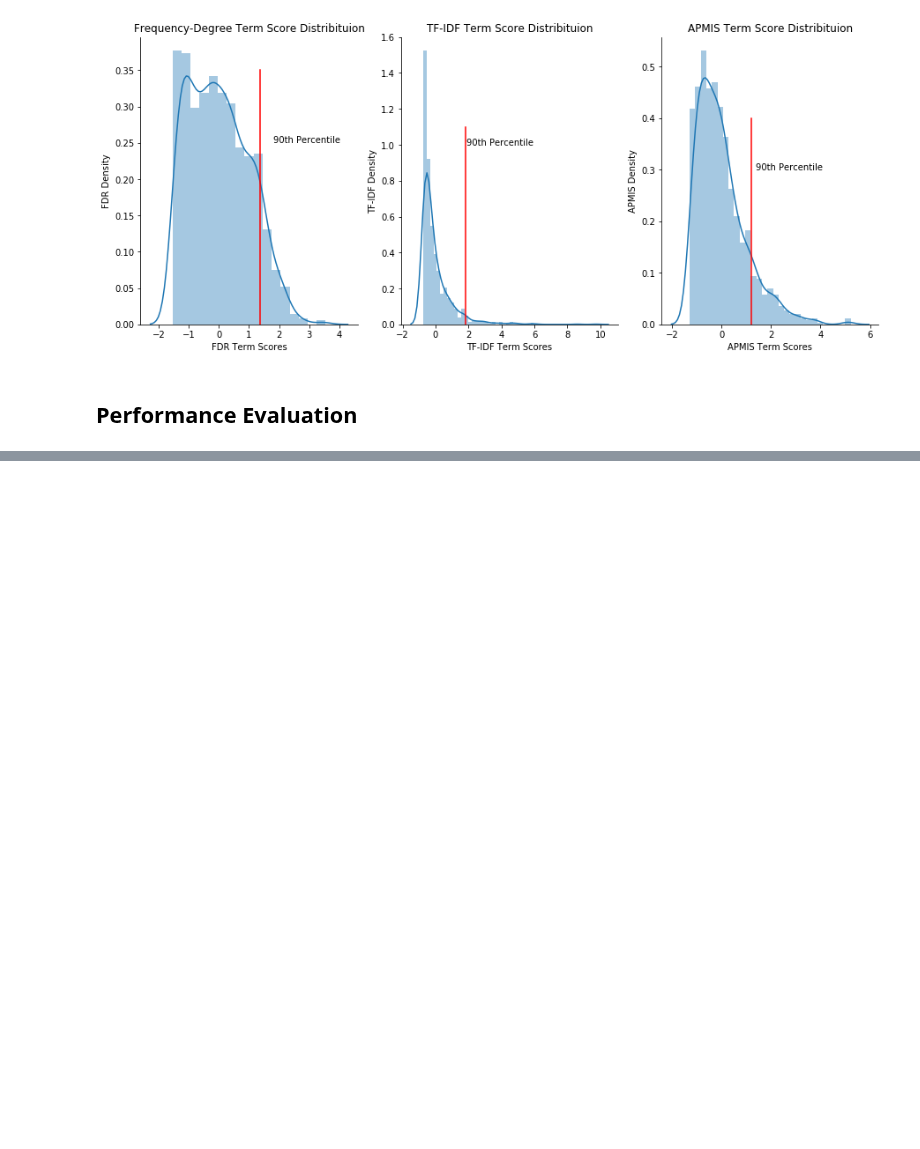
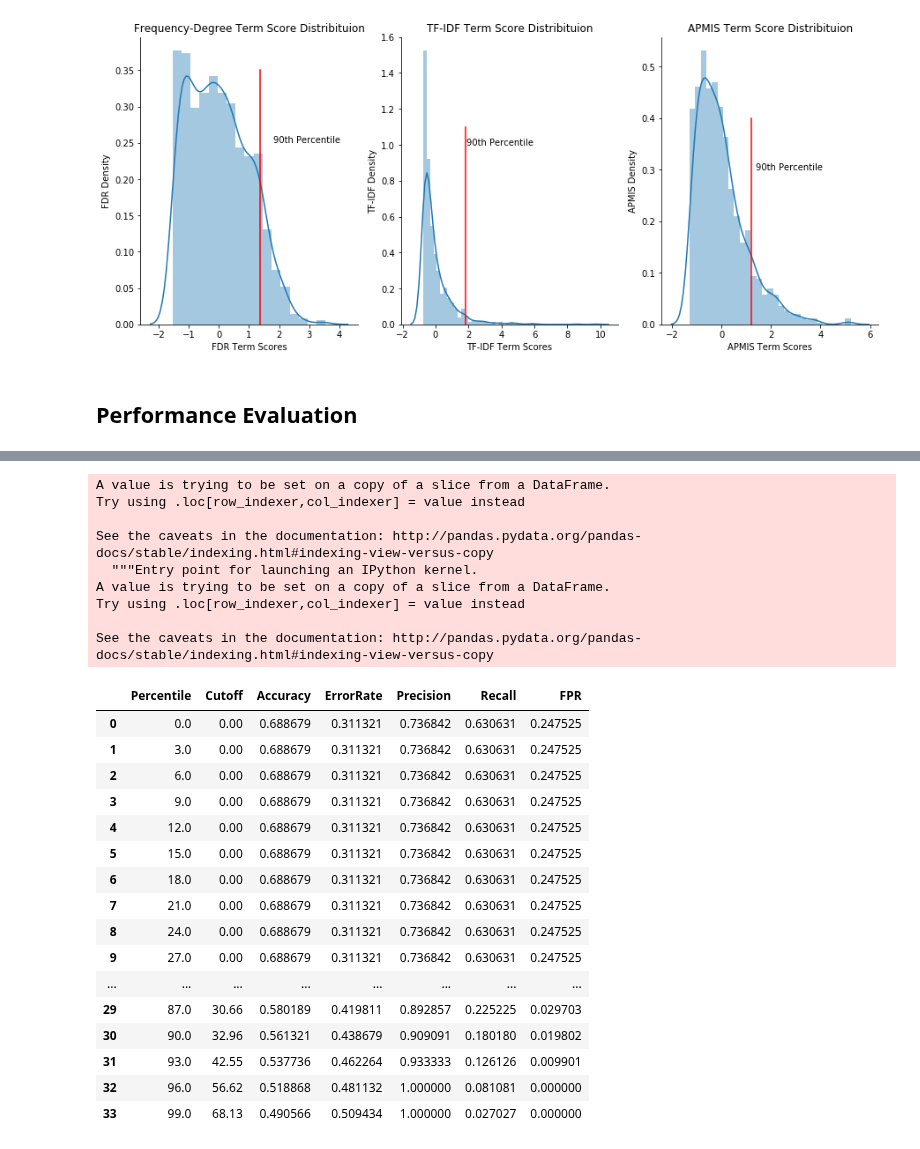
Before and after one commit to eneyi/CyberLexicon, a Jupyter notebook: EvaluatingCyberLexicon/DataAnalysis/EvaluatingTheLexicon.ipynb, the cells around one changed output, grey strips where cells are left out. Saved outputs shown, nothing was run; the diff lists cells and outputs as text; code cells hidden in the pictures; blank space fills up the shorter version.

```diff
--- a/EvaluatingCyberLexicon/DataAnalysis/EvaluatingTheLexicon.ipynb
+++ b/EvaluatingCyberLexicon/DataAnalysis/EvaluatingTheLexicon.ipynb
@@ -520,0 +424,34 @@ for i in range(0,101,10):
+# %%
+top_fdr['terms'] = [stemmer.stem(i).strip().lower() for i in top_fdr.terms]
+top_fdr['scaled'] = np.interp(top_fdr.ratio, (top_fdr.ratio.min(), top_fdr.ratio.max()), (0,100))
+ee=evaluate(data,top_fdr,"ratio", "fdrLabels")
+ee
+#ee2=np.interp(ee, (min(ee), max(ee)), (0,100))
+#sns.distplot(ee2)
+# %% [output]
+A value is trying to be set on a copy of a slice from a DataFrame.
+Try using .loc[row_indexer,col_indexer] = value instead
+
+See the caveats in the documentation: http://pandas.pydata.org/pandas-docs/stable/indexing.html#indexing-view-versus-copy
+  """Entry point for launching an IPython kernel.
+A value is trying to be set on a copy of a slice from a DataFrame.
+Try using .loc[row_indexer,col_indexer] = value instead
+
+See the caveats in the documentation: http://pandas.pydata.org/pandas-docs/stable/indexing.html#indexing-view-versus-copy
+|  | Percentile | Cutoff | Accuracy | ErrorRate | Precision | Recall | FPR |
+| 0 | 0.0 | 0.00 | 0.688679 | 0.311321 | 0.736842 | 0.630631 | 0.247525 |
+| 1 | 3.0 | 0.00 | 0.688679 | 0.311321 | 0.736842 | 0.630631 | 0.247525 |
+| 2 | 6.0 | 0.00 | 0.688679 | 0.311321 | 0.736842 | 0.630631 | 0.247525 |
+| 3 | 9.0 | 0.00 | 0.688679 | 0.311321 | 0.736842 | 0.630631 | 0.247525 |
+| 4 | 12.0 | 0.00 | 0.688679 | 0.311321 | 0.736842 | 0.630631 | 0.247525 |
+| 5 | 15.0 | 0.00 | 0.688679 | 0.311321 | 0.736842 | 0.630631 | 0.247525 |
+| 6 | 18.0 | 0.00 | 0.688679 | 0.311321 | 0.736842 | 0.630631 | 0.247525 |
+| 7 | 21.0 | 0.00 | 0.688679 | 0.311321 | 0.736842 | 0.630631 | 0.247525 |
+| 8 | 24.0 | 0.00 | 0.688679 | 0.311321 | 0.736842 | 0.630631 | 0.247525 |
+| 9 | 27.0 | 0.00 | 0.688679 | 0.311321 | 0.736842 | 0.630631 | 0.247525 |
+| ... | ... | ... | ... | ... | ... | ... | ... |
+| 29 | 87.0 | 30.66 | 0.580189 | 0.419811 | 0.892857 | 0.225225 | 0.029703 |
+| 30 | 90.0 | 32.96 | 0.561321 | 0.438679 | 0.909091 | 0.180180 | 0.019802 |
+| 31 | 93.0 | 42.55 | 0.537736 | 0.462264 | 0.933333 | 0.126126 | 0.009901 |
+| 32 | 96.0 | 56.62 | 0.518868 | 0.481132 | 1.000000 | 0.081081 | 0.000000 |
+| 33 | 99.0 | 68.13 | 0.490566 | 0.509434 | 1.000000 | 0.027027 | 0.000000 |
```
Also changed, not shown: parts of 35 cells of this notebook, 1 other file.
